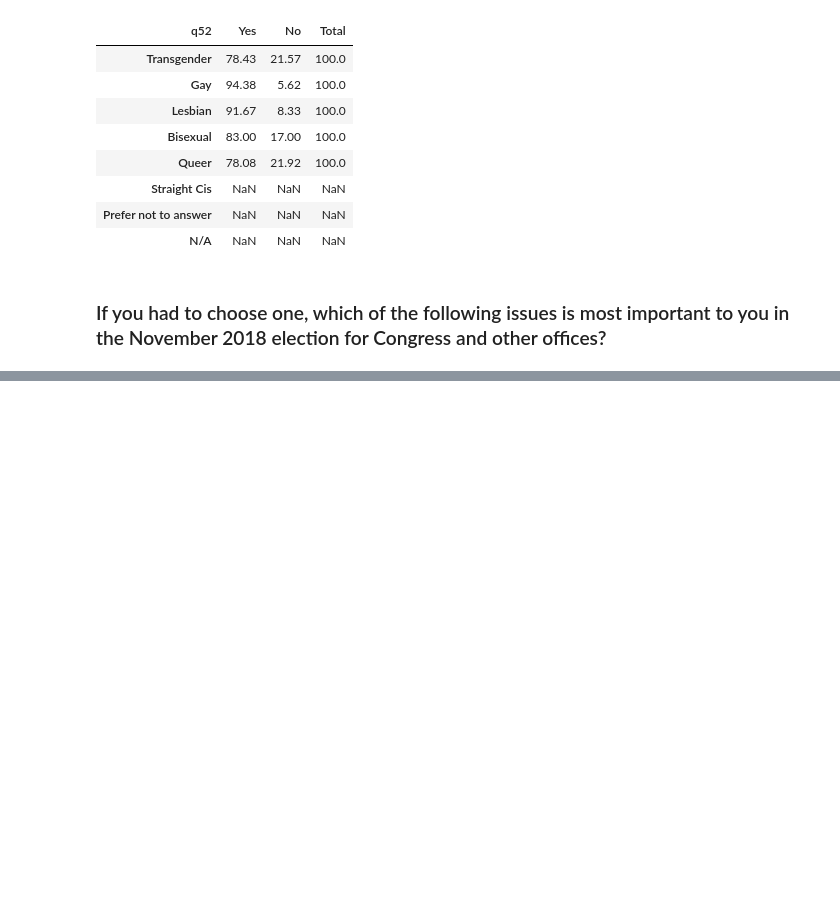
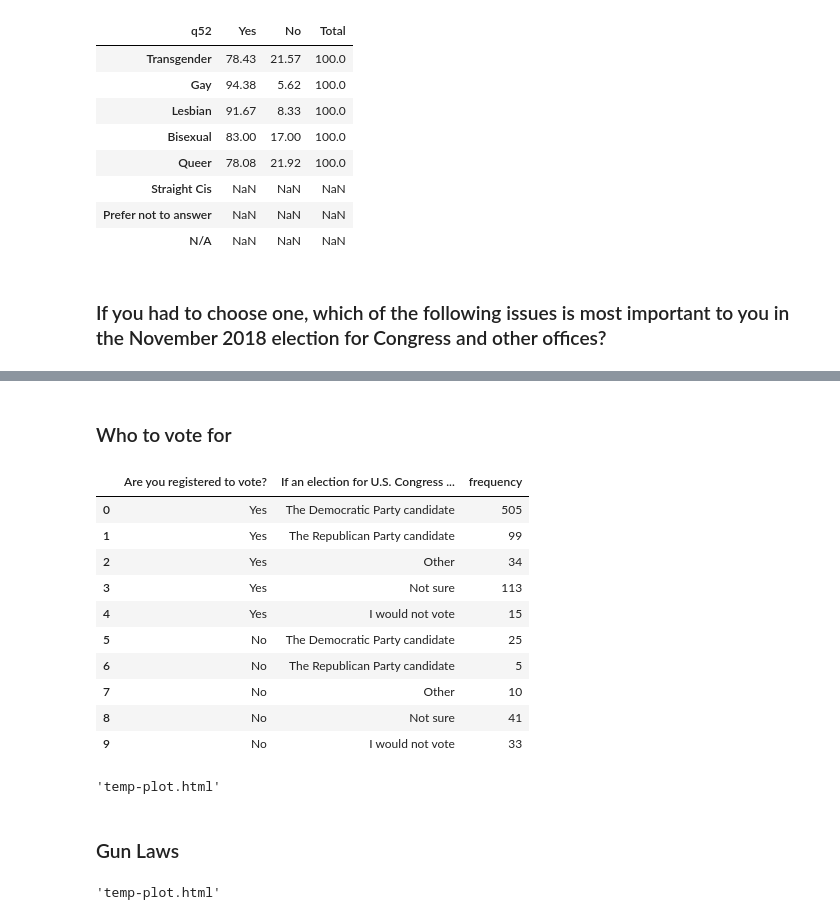
Before and after one commit to thebbennett/buzzfeed-wins-lgbt, a Jupyter notebook: Buzzfeed-Wins LGBT Exploratory Data Analysis.ipynb, the cells around one changed output, grey strips where cells are left out. Drawn from its saved outputs; the diff is of its cells as text; code cells hidden in the pictures; blank space fills up the shorter version.

```diff
--- a/Buzzfeed-Wins LGBT Exploratory Data Analysis.ipynb
+++ b/Buzzfeed-Wins LGBT Exploratory Data Analysis.ipynb
@@ -115,0 +226,34 @@ sns.barplot(x = identity_matrix.identity, y = identity_matrix.number)
+# %% [markdown]
+### Who to vote for
+# %%
+who = get_sankey("q52","q54")
+column_1 = key.loc[key["column"] == "q52"].iloc[0]['question']
+column_2 = key.loc[key["column"] == "q54"].iloc[0]['question']
+who
+# %% [output]
+|  | Are you registered to vote? | If an election for U.S. Congress ... | frequency |
+| 0 | Yes | The Democratic Party candidate | 505 |
+| 1 | Yes | The Republican Party candidate | 99 |
+| 2 | Yes | Other | 34 |
+| 3 | Yes | Not sure | 113 |
+| 4 | Yes | I would not vote | 15 |
+| 5 | No | The Democratic Party candidate | 25 |
+| 6 | No | The Republican Party candidate | 5 |
+| 7 | No | Other | 10 |
+| 8 | No | Not sure | 41 |
+| 9 | No | I would not vote | 33 |
+# %%
+fig = genSankey(who,cat_cols=[column_1, column_2],value_cols="frequency",title='Registred voters and who they intend to vote for')
+plotly.offline.plot(fig, validate=False)
+# %% [output]
+'temp-plot.html'
+# %% [markdown]
+### Gun Laws
+# %%
+gun = get_sankey("q52","q59b")
+column_1 = key.loc[key["column"] == "q52"].iloc[0]['question']
+column_2 = key.loc[key["column"] == "q59b"].iloc[0]['question']
+fig = genSankey(gun,cat_cols=[column_1, column_2],value_cols="frequency",title='Registred voters and their stance on gun laws ')
+plotly.offline.plot(fig, validate=False)
+# %% [output]
+'temp-plot.html'
```
Also changed, not shown: parts of 21 cells of this notebook.
